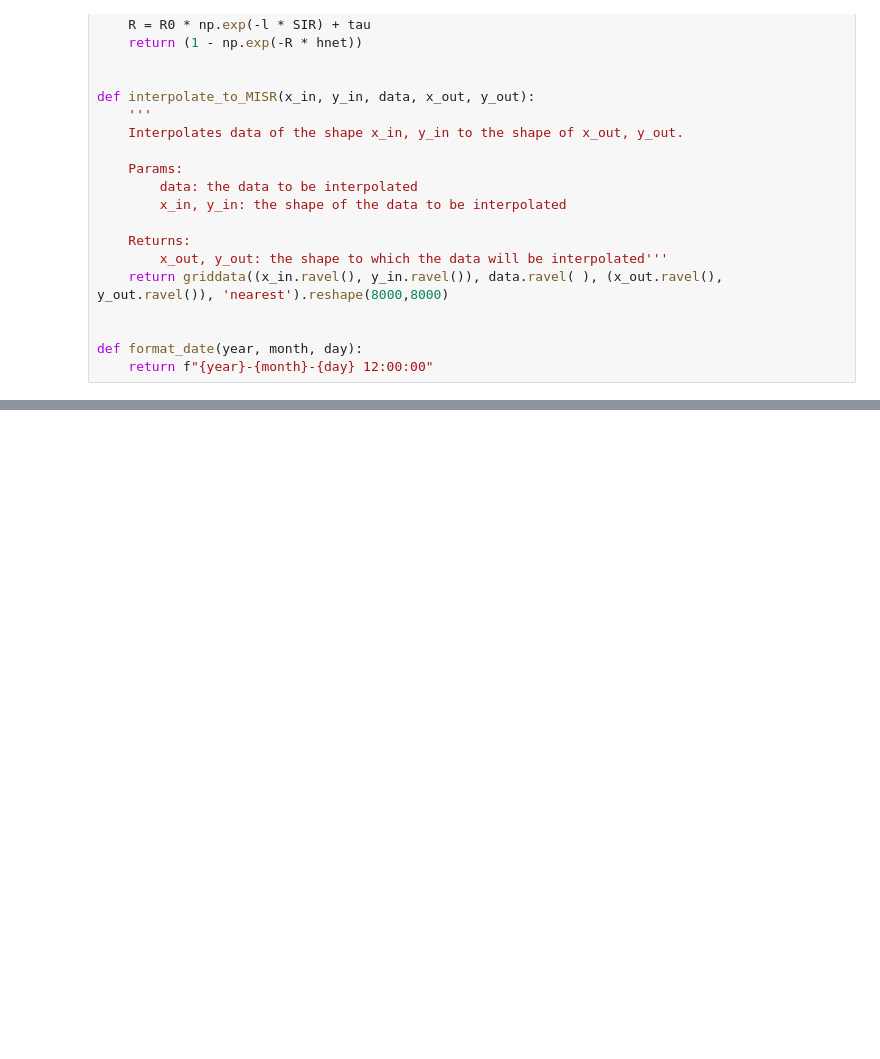
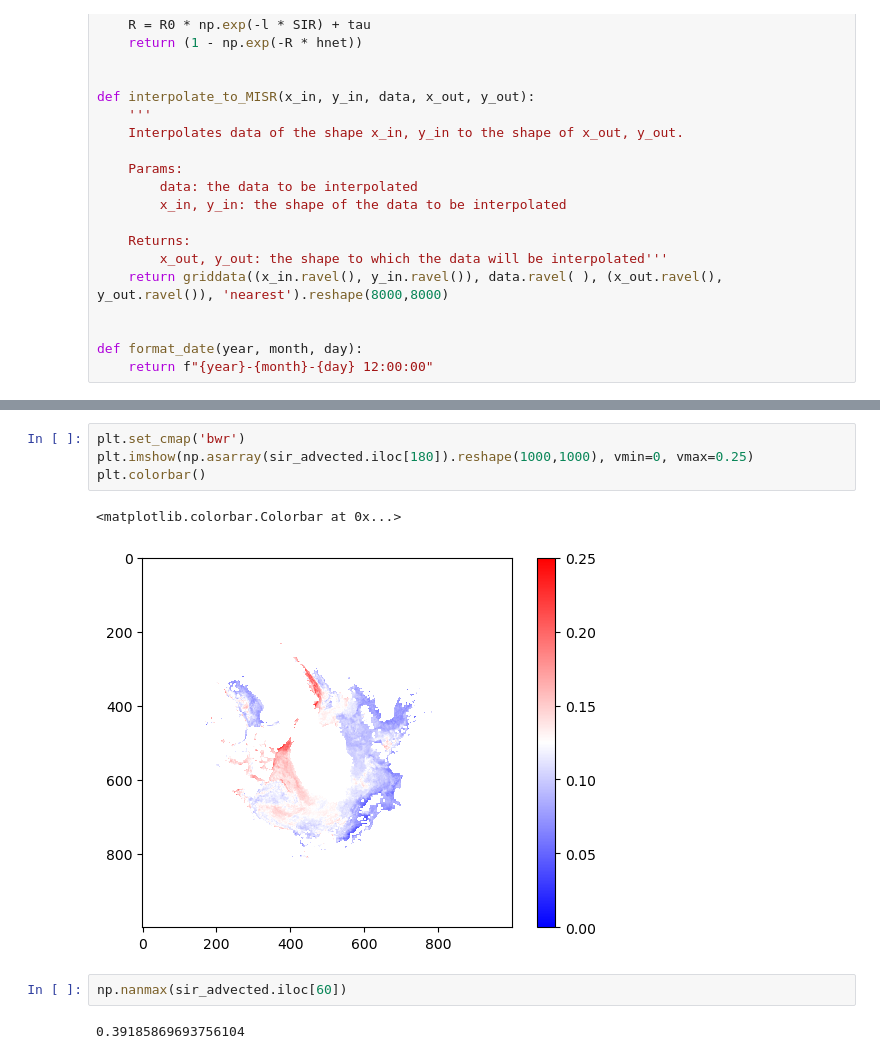
Before and after one commit to rhtweedie/modelled_mpf_with_advection, a Jupyter notebook: forward_SIR.ipynb, the cells around one changed output, grey strips where cells are left out. Drawn from its saved outputs; the diff is of its cells as text; blank space fills up the shorter version.

```diff
--- a/forward_SIR.ipynb
+++ b/forward_SIR.ipynb
@@ -446,0 +473,11 @@ x_df
+# %%
+plt.set_cmap('bwr')
+plt.imshow(np.asarray(sir_advected.iloc[180]).reshape(1000,1000), vmin=0, vmax=0.25)
+plt.colorbar()
+# %% [output]
+<matplotlib.colorbar.Colorbar at 0x...>
+[figure, added]
+# %%
+np.nanmax(sir_advected.iloc[60])
+# %% [output]
+0.39185869693756104
```
Also changed, not shown: parts of 5 cells of this notebook.
